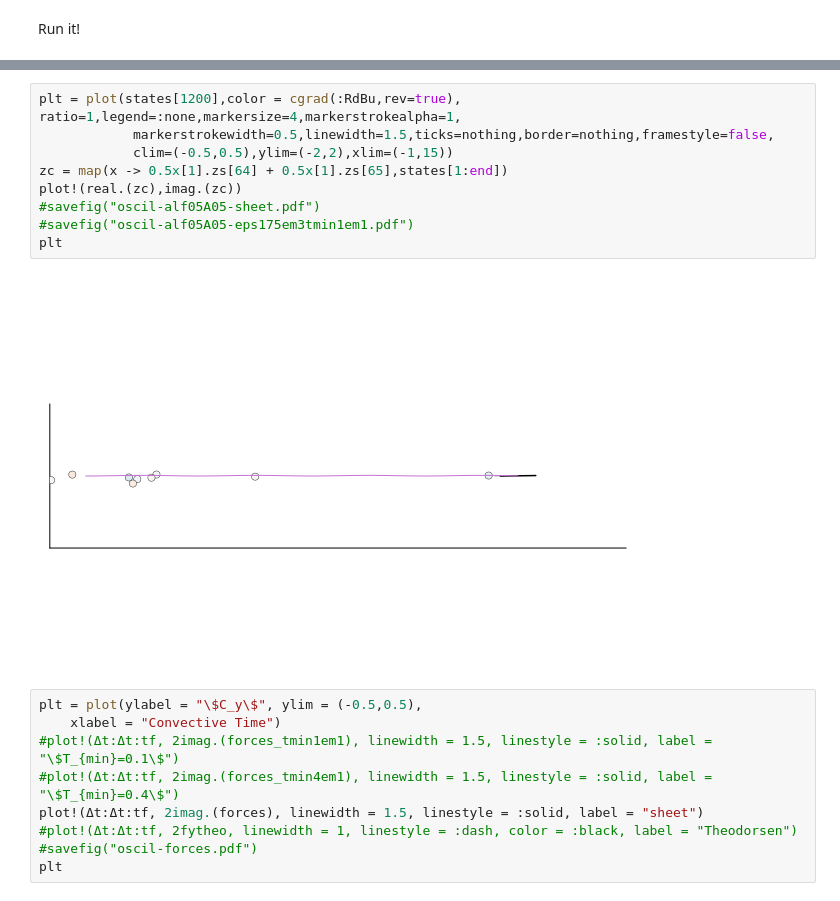
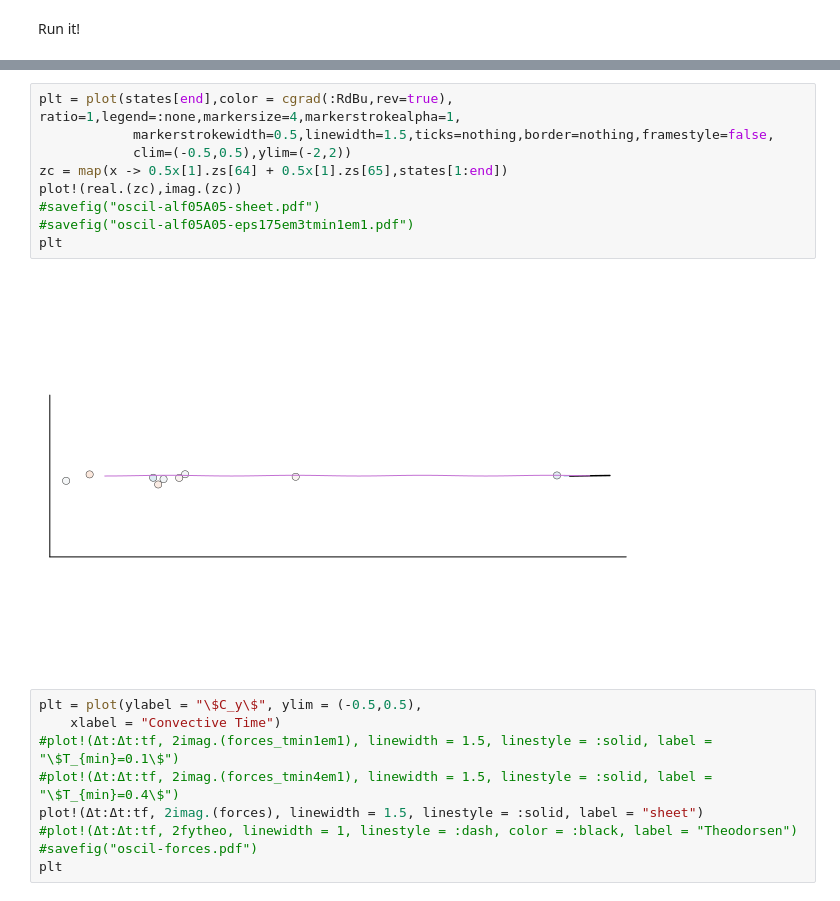
Before and after one commit to darwindarak/PotentialFlow.jl, a Jupyter notebook: other-notebooks/Hybrid Model Force Compare Oscil Heave.ipynb, the cells around one changed output, grey strips where cells are left out. Saved outputs shown, nothing was run; the diff lists cells and outputs as text.

```diff
--- a/other-notebooks/Hybrid Model Force Compare Oscil Heave.ipynb
+++ b/other-notebooks/Hybrid Model Force Compare Oscil Heave.ipynb
@@ -435,16 +453,16 @@ countermin = [Inf,20] #[Inf,Inf]
 
 end
 # %%
-plt = plot(states[1200],color = cgrad(:RdBu,rev=true), ratio=1,legend=:none,markersize=4,markerstrokealpha=1,
+plt = plot(states[end],color = cgrad(:RdBu,rev=true), ratio=1,legend=:none,markersize=4,markerstrokealpha=1,
             markerstrokewidth=0.5,linewidth=1.5,ticks=nothing,border=nothing,framestyle=false,
-            clim=(-0.5,0.5),ylim=(-2,2),xlim=(-1,15))
+            clim=(-0.5,0.5),ylim=(-2,2))
 zc = map(x -> 0.5x[1].zs[64] + 0.5x[1].zs[65],states[1:end])
 plot!(real.(zc),imag.(zc))
 #savefig("oscil-alf05A05-sheet.pdf")
 #savefig("oscil-alf05A05-eps175em3tmin1em1.pdf")
 plt
 # %% [output]
-[figure, old version]
+[figure, new version]
 # %%
 plt = plot(ylabel = "\$C_y\$", ylim = (-0.5,0.5),
     xlabel = "Convective Time")
```
Also changed, not shown: parts of 7 cells of this notebook.
